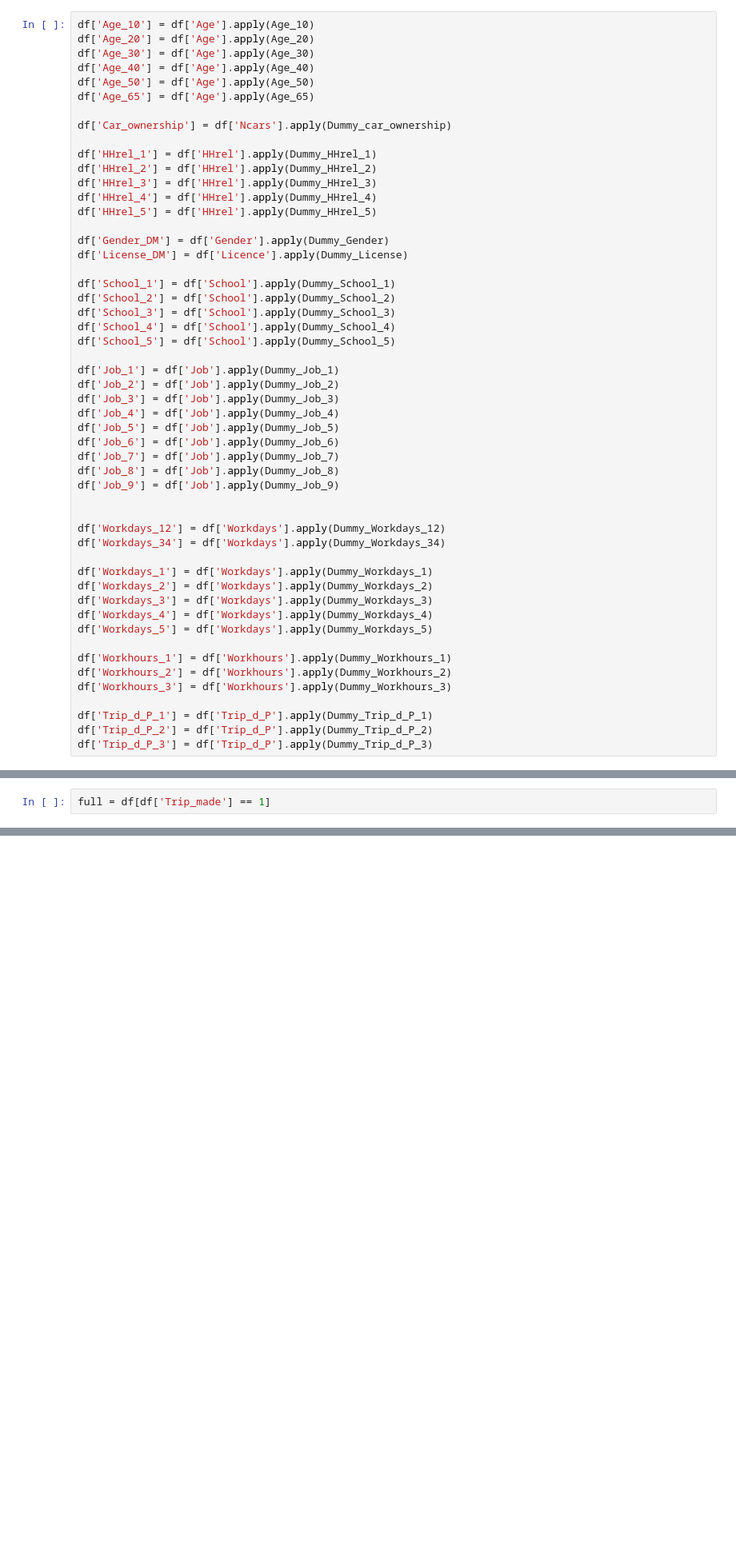
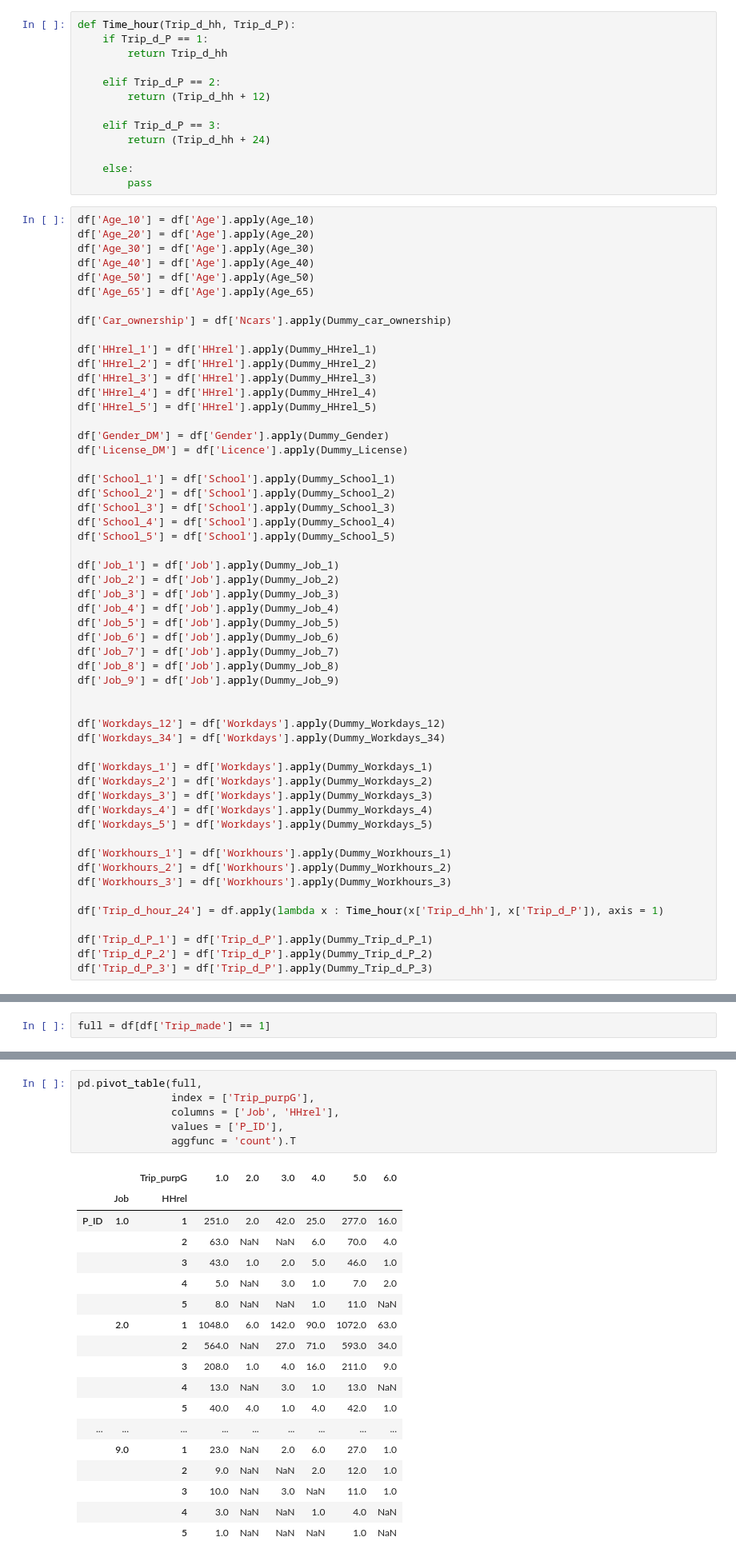
Before and after one commit to regenesis90/coursework, a Jupyter notebook: mobility_data_analytics_and_application/Assignment/Assignment3_2021323133_J_Chae.ipynb, the cells around one changed output, grey strips where cells are left out. Shown at 80% size. Saved outputs shown, nothing was run; the diff lists cells and outputs as text; blank space fills up the shorter version.

```diff
--- a/mobility_data_analytics_and_application/Assignment/Assignment3_2021323133_J_Chae.ipynb
+++ b/mobility_data_analytics_and_application/Assignment/Assignment3_2021323133_J_Chae.ipynb
@@ -313,6 +311,19 @@ def Dummy_Trip_d_P_3(Trip_d_P):
         return 1
     else:
         return 0
+# %%
+def Time_hour(Trip_d_hh, Trip_d_P):
+    if Trip_d_P == 1:
+        return Trip_d_hh
+
+    elif Trip_d_P == 2:
+        return (Trip_d_hh + 12)
+
+    elif Trip_d_P == 3:
+        return (Trip_d_hh + 24)
+
+    else:
+        pass
 # %%
 df['Age_10'] = df['Age'].apply(Age_10)
 df['Age_20'] = df['Age'].apply(Age_20)
@@ -362,6 +373,8 @@ df['Workhours_1'] = df['Workhours'].apply(Dummy_Workhours_1)
 df['Workhours_2'] = df['Workhours'].apply(Dummy_Workhours_2)
 df['Workhours_3'] = df['Workhours'].apply(Dummy_Workhours_3)
 
+df['Trip_d_hour_24'] = df.apply(lambda x : Time_hour(x['Trip_d_hh'], x['Trip_d_P']), axis = 1)
+
 df['Trip_d_P_1'] = df['Trip_d_P'].apply(Dummy_Trip_d_P_1)
 df['Trip_d_P_2'] = df['Trip_d_P'].apply(Dummy_Trip_d_P_2)
 df['Trip_d_P_3'] = df['Trip_d_P'].apply(Dummy_Trip_d_P_3)
@@ -446,3 +481,28 @@ See the caveats in the documentation: https://pandas.pydata.org/pandas-docs/stab
+# %%
+pd.pivot_table(full,
+               index = ['Trip_purpG'],
+               columns = ['Job', 'HHrel'],
+               values = ['P_ID'],
+               aggfunc = 'count').T
+# %% [output]
+|  |  | Trip_purpG | 1.0 | 2.0 | 3.0 | 4.0 | 5.0 | 6.0 |
+|  | Job | HHrel |  |  |  |  |  |  |
+| P_ID | 1.0 | 1 | 251.0 | 2.0 | 42.0 | 25.0 | 277.0 | 16.0 |
+|  |  | 2 | 63.0 | NaN | NaN | 6.0 | 70.0 | 4.0 |
+|  |  | 3 | 43.0 | 1.0 | 2.0 | 5.0 | 46.0 | 1.0 |
+|  |  | 4 | 5.0 | NaN | 3.0 | 1.0 | 7.0 | 2.0 |
+|  |  | 5 | 8.0 | NaN | NaN | 1.0 | 11.0 | NaN |
+|  | 2.0 | 1 | 1048.0 | 6.0 | 142.0 | 90.0 | 1072.0 | 63.0 |
+|  |  | 2 | 564.0 | NaN | 27.0 | 71.0 | 593.0 | 34.0 |
+|  |  | 3 | 208.0 | 1.0 | 4.0 | 16.0 | 211.0 | 9.0 |
+|  |  | 4 | 13.0 | NaN | 3.0 | 1.0 | 13.0 | NaN |
+|  |  | 5 | 40.0 | 4.0 | 1.0 | 4.0 | 42.0 | 1.0 |
+| ... | ... | ... | ... | ... | ... | ... | ... | ... |
+|  | 9.0 | 1 | 23.0 | NaN | 2.0 | 6.0 | 27.0 | 1.0 |
+|  |  | 2 | 9.0 | NaN | NaN | 2.0 | 12.0 | 1.0 |
+|  |  | 3 | 10.0 | NaN | 3.0 | NaN | 11.0 | 1.0 |
+|  |  | 4 | 3.0 | NaN | NaN | 1.0 | 4.0 | NaN |
+|  |  | 5 | 1.0 | NaN | NaN | NaN | 1.0 | NaN |
 # %% [markdown]
 ## Decision Tree
 * forecasting **trip purpose**
```
Also changed, not shown: parts of 9 cells of this notebook, 1 other file.
